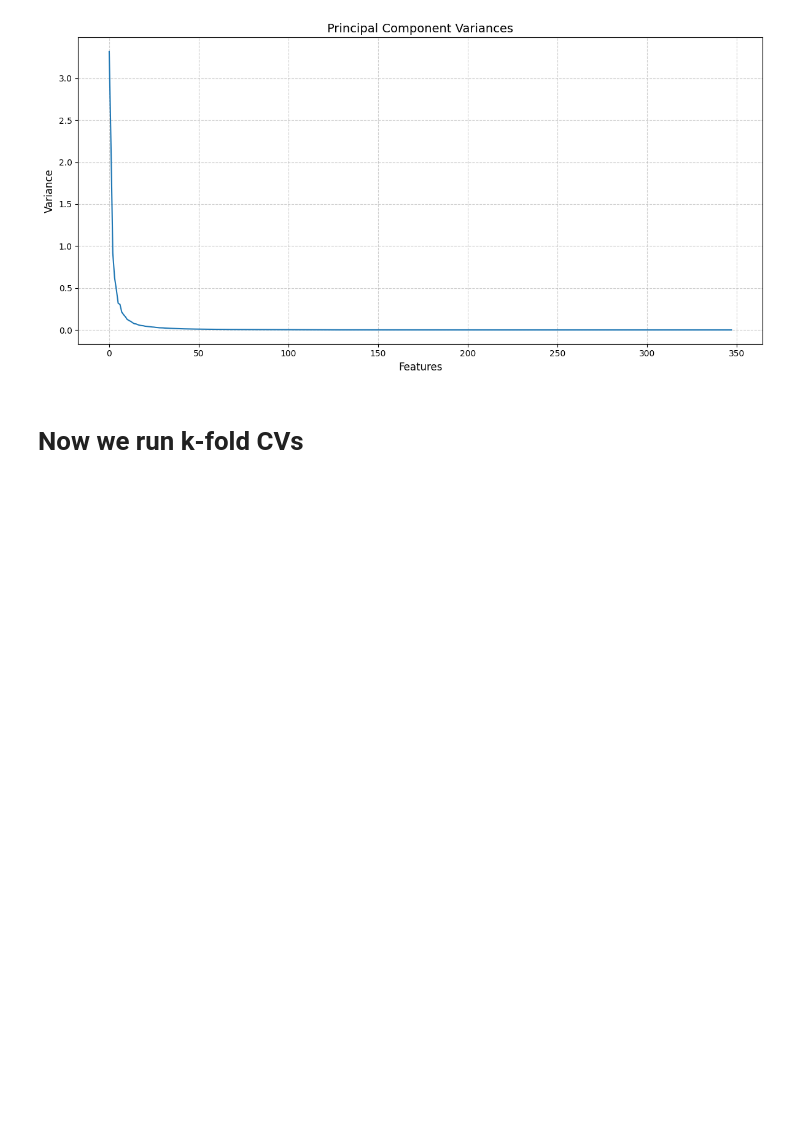
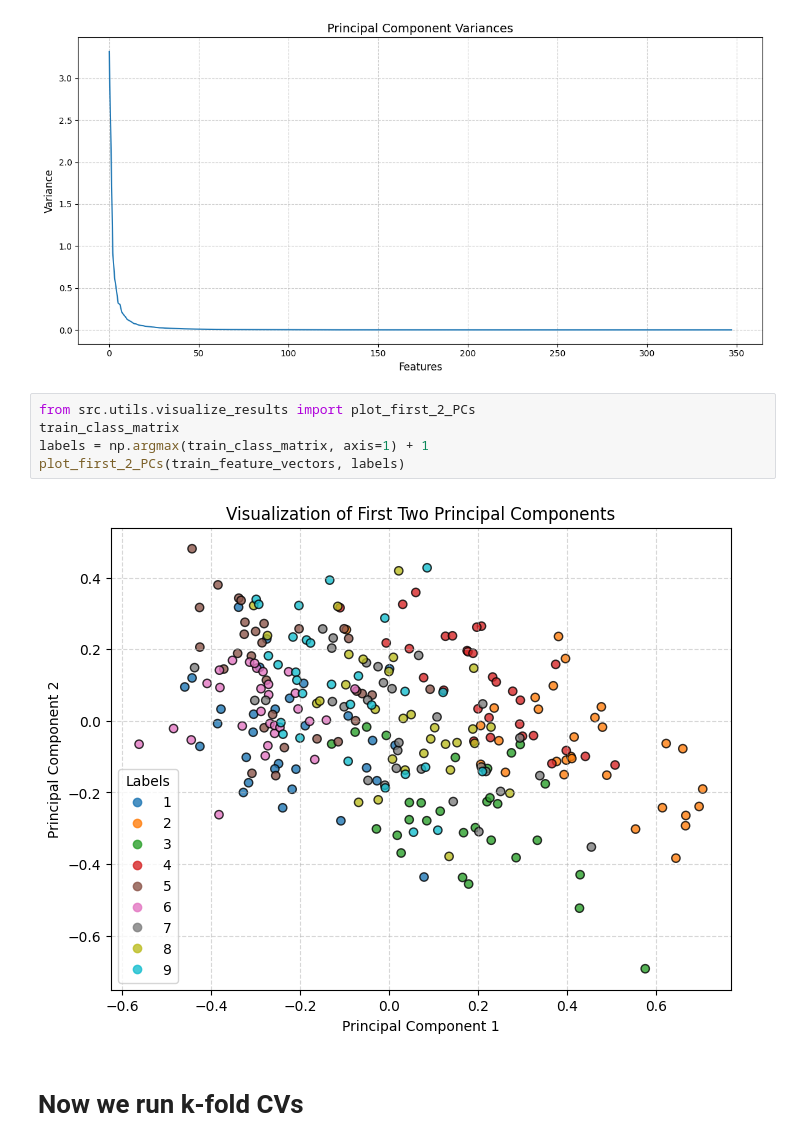
Before and after one commit to MaDoJo/AML_Group13, a Jupyter notebook: pipeline.ipynb, the cells around one changed output. Saved outputs shown, nothing was run; the diff lists cells and outputs as text; blank space fills up the shorter version.

```diff
--- a/pipeline.ipynb
+++ b/pipeline.ipynb
@@ -82,6 +82,13 @@ from src.utils.visualize_data import visualize_PC_variance
 visualize_PC_variance(feature_variances, log=False)
 # %% [output]
 [figure]
+# %%
+from src.utils.visualize_results import plot_first_2_PCs
+train_class_matrix
+labels = np.argmax(train_class_matrix, axis=1) + 1
+plot_first_2_PCs(train_feature_vectors, labels)
+# %% [output]
+[figure, added]
 # %% [markdown]
 # Now we run k-fold CVs
 # %%
```
Also changed, not shown: parts of 23 cells of this notebook, 4 other files.
